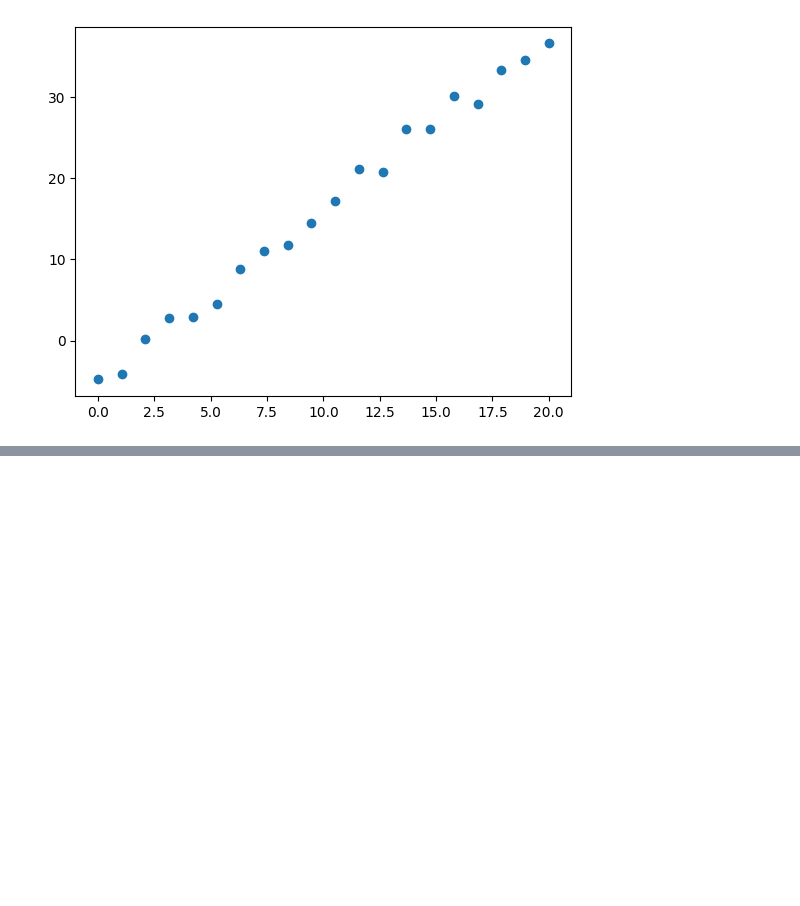
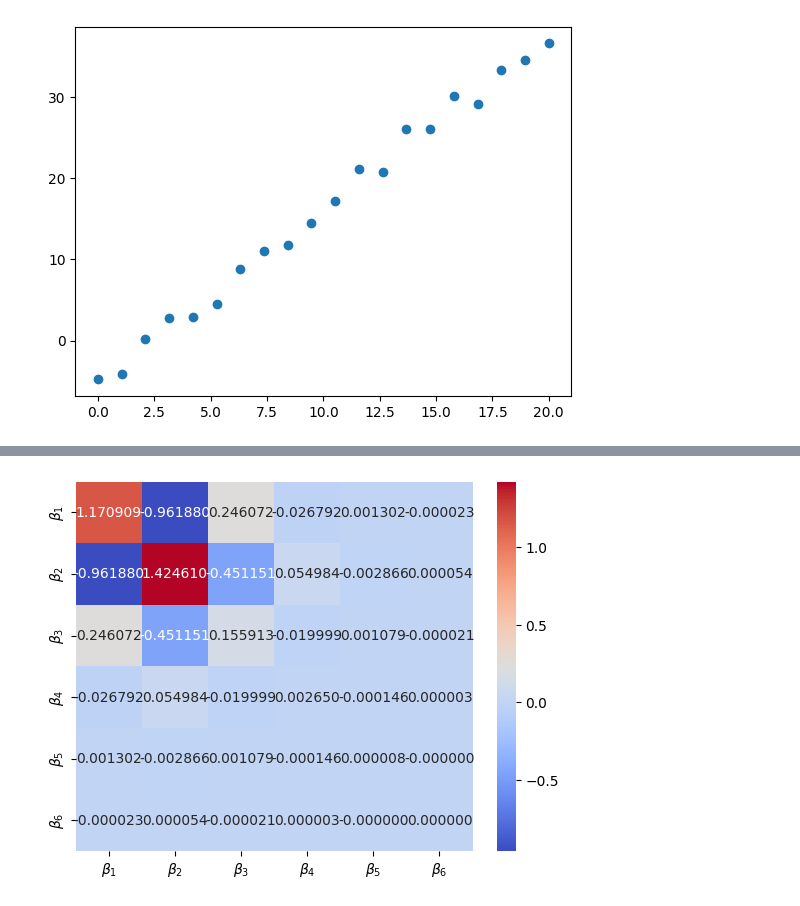
Before and after one commit to asegura4488/MetodosComputacionalesI2025, a Jupyter notebook: Semana12/MatrizCovarianza.ipynb, the cells around one changed output, grey strips where cells are left out. Cells and saved outputs as stored; diff of their text form; code cells hidden in the pictures; blank space fills up the shorter version.

```diff
--- a/Semana12/MatrizCovarianza.ipynb
+++ b/Semana12/MatrizCovarianza.ipynb
@@ -108,0 +120,5 @@ array([0.69747802, 0.16164543, 0.00780202])
+# %%
+labels = [f"$\\beta_{{{i+1}}}$" for i in range(len(params))]
+# %%
+cov_matrix = pd.DataFrame(CovMatrix,index=labels,columns=labels)
+cov_matrix
@@ -108,0 +161,7 @@ array([0.69747802, 0.16164543, 0.00780202])
+# %%
+sns.heatmap(cov_matrix,annot=True, fmt=".6f", cmap='coolwarm',
+           xticklabels=cov_matrix.columns, yticklabels=cov_matrix.index)
+
+plt.show()
+# %% [output]
+[figure, added]
```
Also changed, not shown: parts of 6 cells of this notebook.
